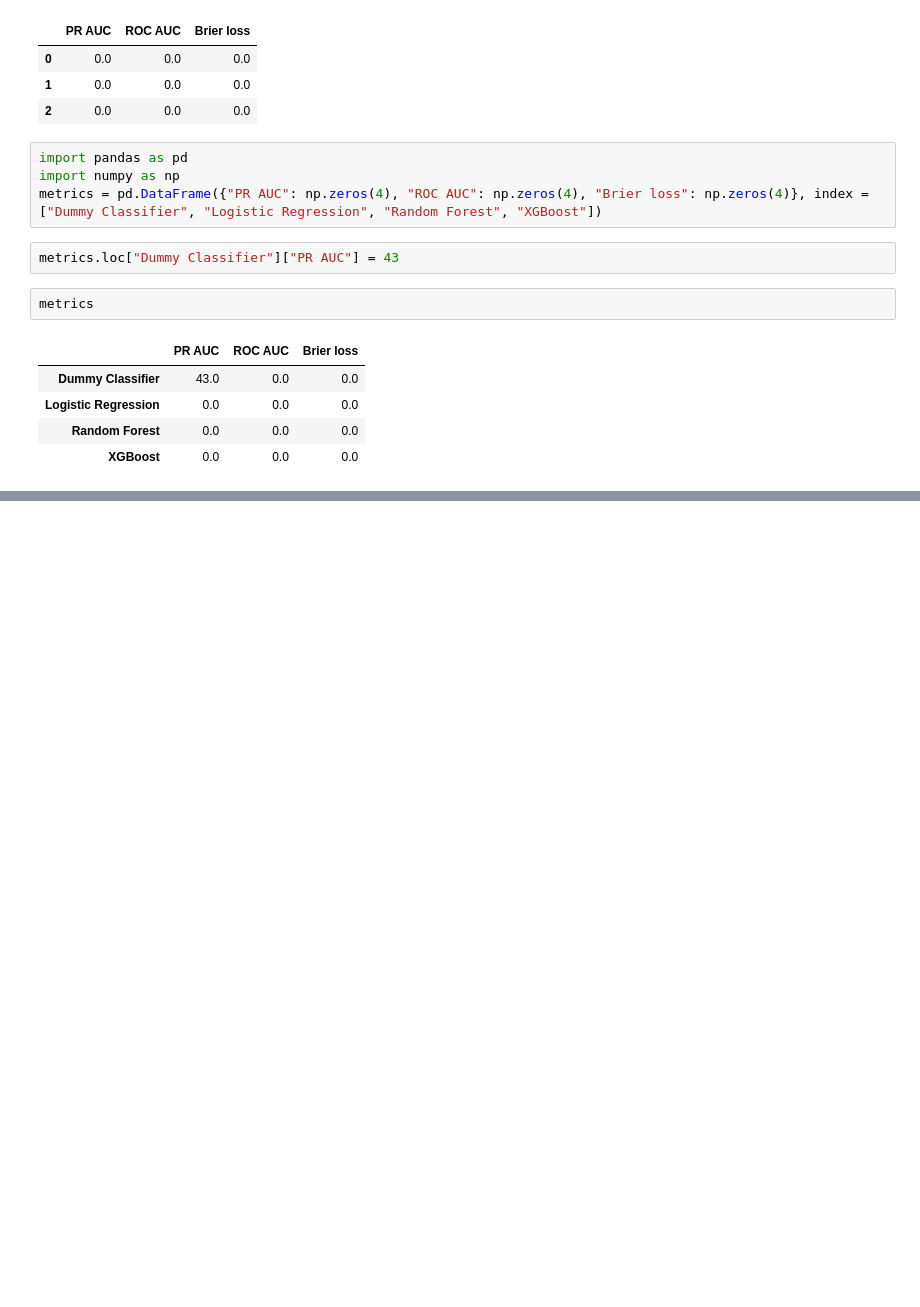
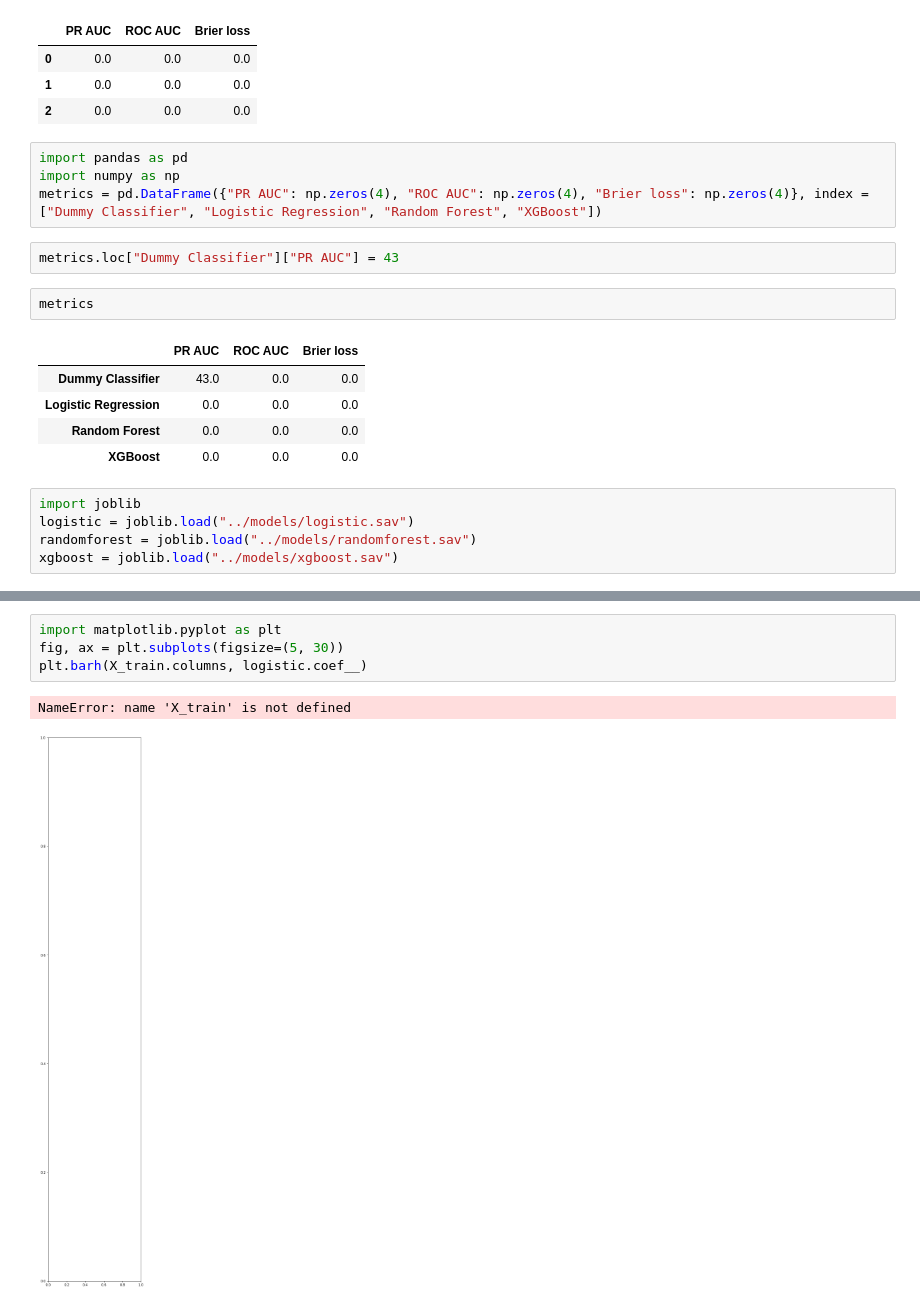
Before and after one commit to zcc33/lendingclub-loan-class, a Jupyter notebook: notebooks/exploratory.ipynb, the cells around one changed output, grey strips where cells are left out. Drawn from its saved outputs; the diff is of its cells as text; blank space fills up the shorter version.

```diff
--- a/notebooks/exploratory.ipynb
+++ b/notebooks/exploratory.ipynb
@@ -1117,3 +1117,8 @@ metrics
 | Logistic Regression | 0.0 | 0.0 | 0.0 |
 | Random Forest | 0.0 | 0.0 | 0.0 |
 | XGBoost | 0.0 | 0.0 | 0.0 |
+# %%
+import joblib
+logistic = joblib.load("../models/logistic.sav")
+randomforest = joblib.load("../models/randomforest.sav")
+xgboost = joblib.load("../models/xgboost.sav")
@@ -1119,0 +1165,7 @@ metrics
+# %%
+import matplotlib.pyplot as plt
+fig, ax = plt.subplots(figsize=(5, 30))
+plt.barh(X_train.columns, logistic.coef__)
+# %% [output]
+NameError: name 'X_train' is not defined
+[figure, added]
```
Also changed, not shown: parts of 11 cells of this notebook, 5 other files.
